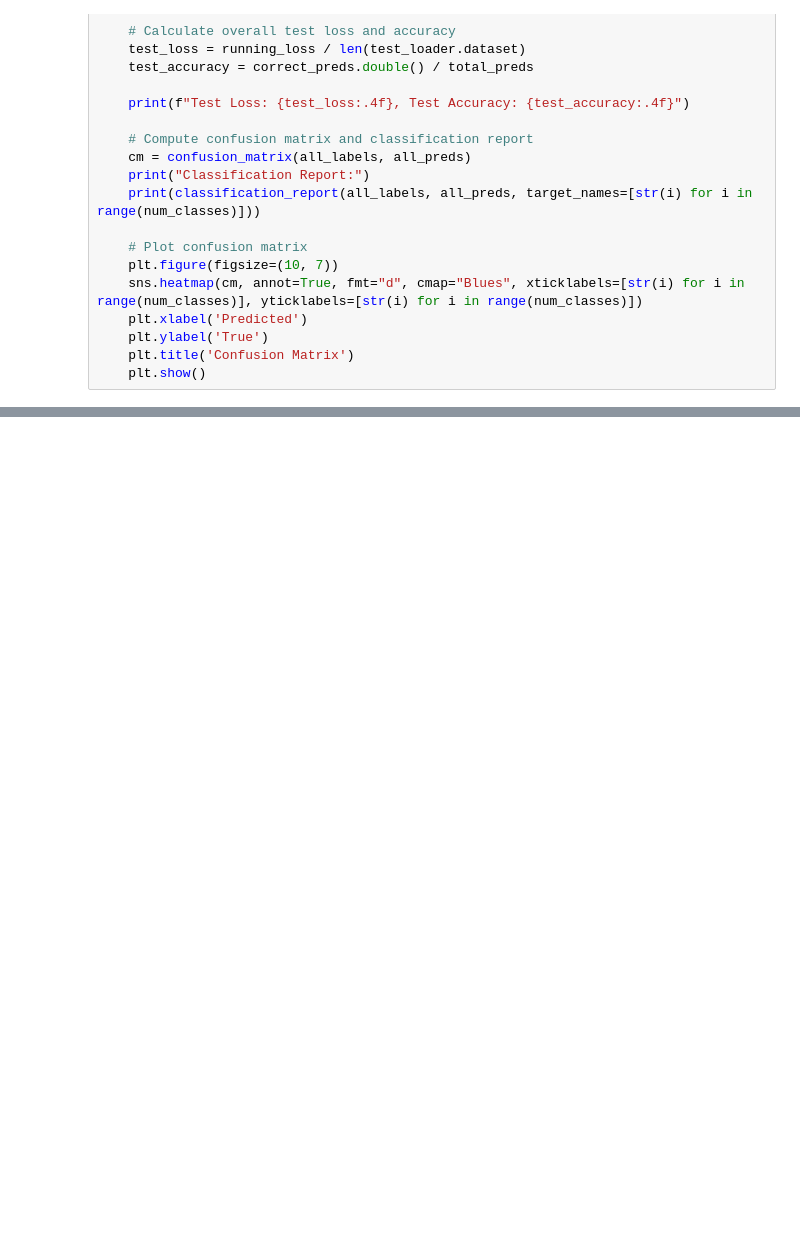
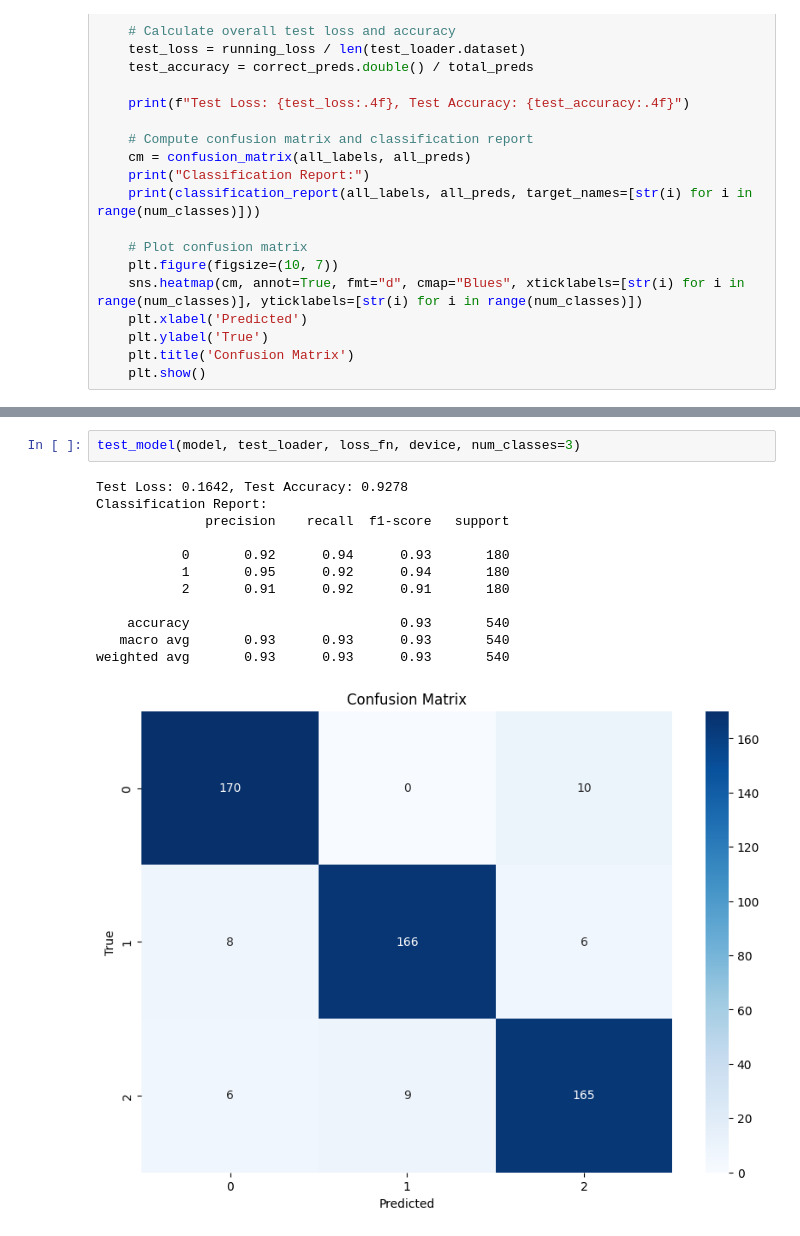
Before and after one commit to alirzx/Knee-Osteoarthritis-Detection-Using-YOLO, a Jupyter notebook: knee_osteoarthritis_classification.ipynb, the cells around one changed output, grey strips where cells are left out. Drawn from its saved outputs; the diff is of its cells as text; blank space fills up the shorter version.

Commit message:
add model

```diff
--- a/knee_osteoarthritis_classification.ipynb
+++ b/knee_osteoarthritis_classification.ipynb
@@ -1341,0 +1395,15 @@ Epoch 16/25
+# %%
+test_model(model, test_loader, loss_fn, device, num_classes=3)
+# %% [output]
+Test Loss: 0.1642, Test Accuracy: 0.9278
+Classification Report:
+              precision    recall  f1-score   support
+
+           0       0.92      0.94      0.93       180
+           1       0.95      0.92      0.94       180
+           2       0.91      0.92      0.91       180
+
+    accuracy                           0.93       540
+   macro avg       0.93      0.93      0.93       540
+weighted avg       0.93      0.93      0.93       540
+[figure, added]
```
Also changed, not shown: parts of 15 cells of this notebook.
